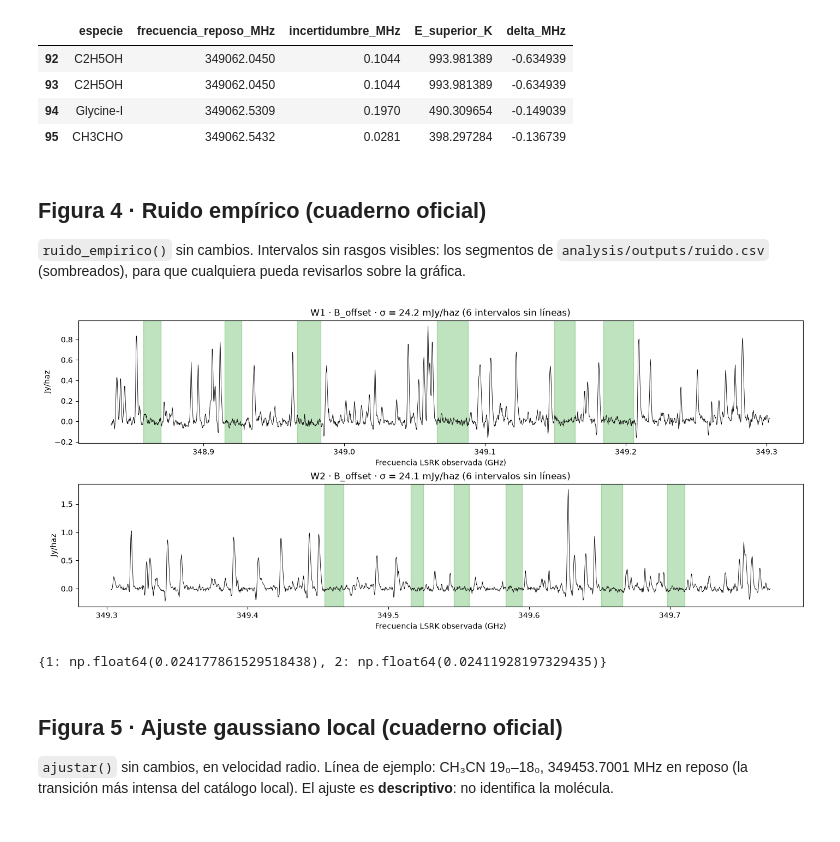
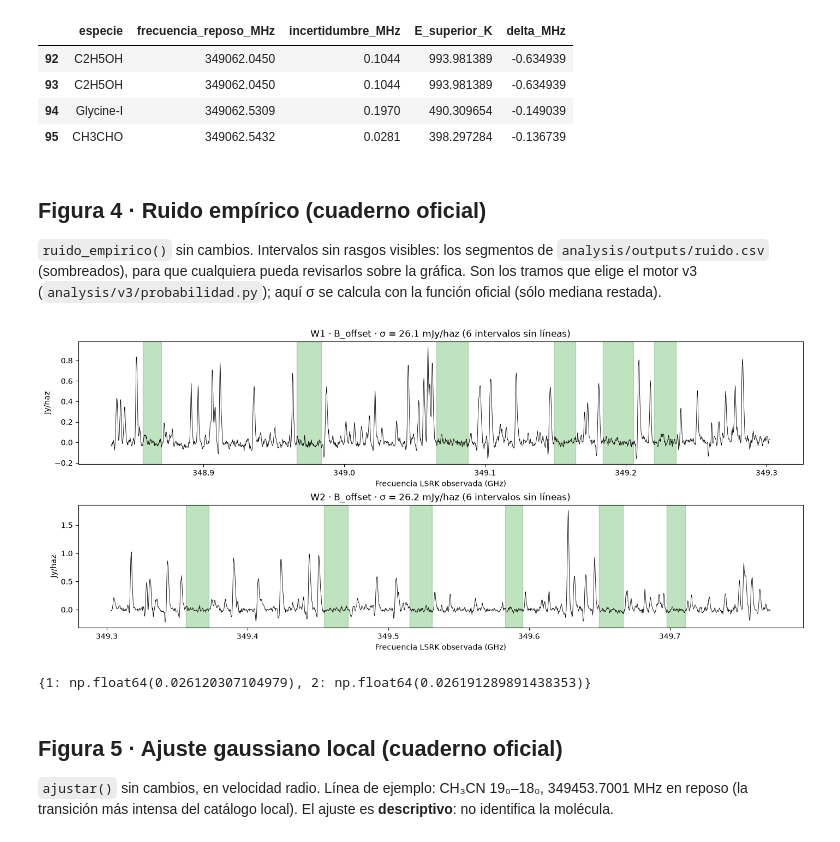
Before and after one commit to vanessaltrejo/astrohack, a Jupyter notebook: notebooks/01_graficas_referencia.ipynb, the cells around one changed output. Saved outputs shown, nothing was run; the diff lists cells and outputs as text; code cells hidden in the pictures.

```diff
--- a/notebooks/01_graficas_referencia.ipynb
+++ b/notebooks/01_graficas_referencia.ipynb
@@ -150,36 +150,37 @@ Pico más alto: 349.059536 GHz observado, 0.933 Jy/haz
 # %% [markdown]
 ## Figura 4 · Ruido empírico (cuaderno oficial)
 `ruido_empirico()` sin cambios. Intervalos sin rasgos visibles: los segmentos de `analysis/outputs/ruido.csv`
-(sombreados), para que cualquiera pueda revisarlos sobre la gráfica.
+(sombreados), para que cualquiera pueda revisarlos sobre la gráfica. Son los tramos que elige el motor v3
+(`analysis/v3/probabilidad.py`); aquí σ se calcula con la función oficial (sólo mediana restada).
 # %%
 def ruido_empirico(ventana, intervalos_GHz, posicion="B_offset"):
     d=esp[ventana]; f=d.frecuencia_LSRK_GHz.to_numpy(); y=d[posicion+"_Jy_beam"].to_numpy()
     piezas=[]
     for lo,hi in intervalos_GHz:
         z=y[(f>=lo)&(f<=hi)]
         if len(z)<5: raise ValueError("Se requieren al menos 5 canales por intervalo")
         piezas.append(z-np.median(z))
     return np.std(np.concatenate(piezas),ddof=1)
 
-seg = pd.read_csv(ROOT / "analysis/outputs/ruido.csv")
+seg = pd.read_csv(ROOT / "analysis/v3/outputs/ruido_v3.csv")   # tramos sin líneas del motor v3
 fig, axes = plt.subplots(2, 1, figsize=(14, 6), layout="constrained")
 sigma = {}
 for ax, i in zip(axes, (1, 2)):
-    s = seg[(seg.ventana == f"W{i}") & (seg.posicion == "B_offset")].segmentos_GHz.iloc[0]
+    s = seg[(seg.ventana == f"W{i}") & (seg.posicion == "B_offset")].tramos_GHz.iloc[0]
     intervalos = [tuple(map(float, t.split("-"))) for t in s.split("; ")]
     sigma[i] = ruido_empirico(i, intervalos)
     d = esp[i]
     ax.plot(d.frecuencia_LSRK_GHz, d.B_offset_Jy_beam, lw=.6, color="k")
     for lo_, hi_ in intervalos:
         ax.axvspan(lo_, hi_, color="C2", alpha=.3)
     ax.set(xlabel="Frecuencia LSRK observada (GHz)", ylabel="Jy/haz",
            title=f"W{i} · B_offset · σ = {sigma[i]*1000:.1f} mJy/haz ({len(intervalos)} intervalos sin líneas)")
 fig.savefig(FIGS / "fig4_ruido.png", dpi=150)
 plt.show()
 sigma
 # %% [output]
-[figure, old version]
+[figure, new version]
-{1: np.float64(0.024177861529518438), 2: np.float64(0.02411928197329435)}
+{1: np.float64(0.026120307104979), 2: np.float64(0.026191289891438353)}
 # %% [markdown]
 ## Figura 5 · Ajuste gaussiano local (cuaderno oficial)
 `ajustar()` sin cambios, en velocidad radio. Línea de ejemplo: CH₃CN 19₀–18₀, 349453.7001 MHz en reposo
```
Also changed, not shown: 30 other files.
